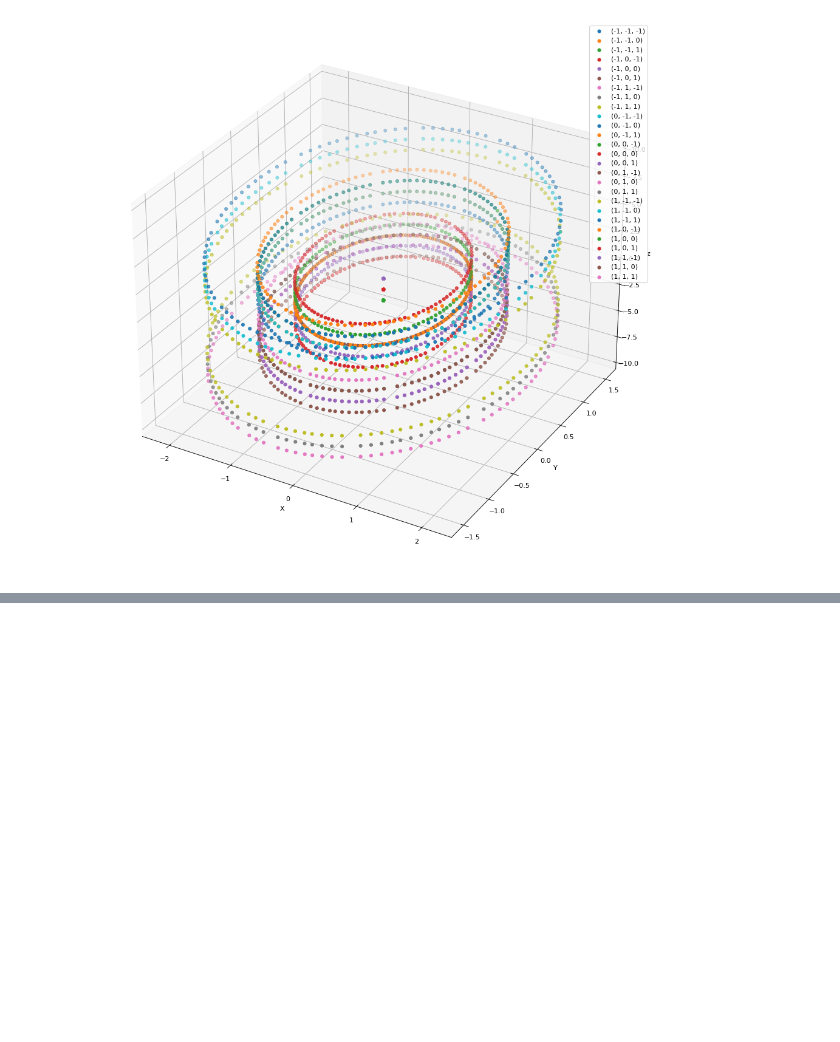
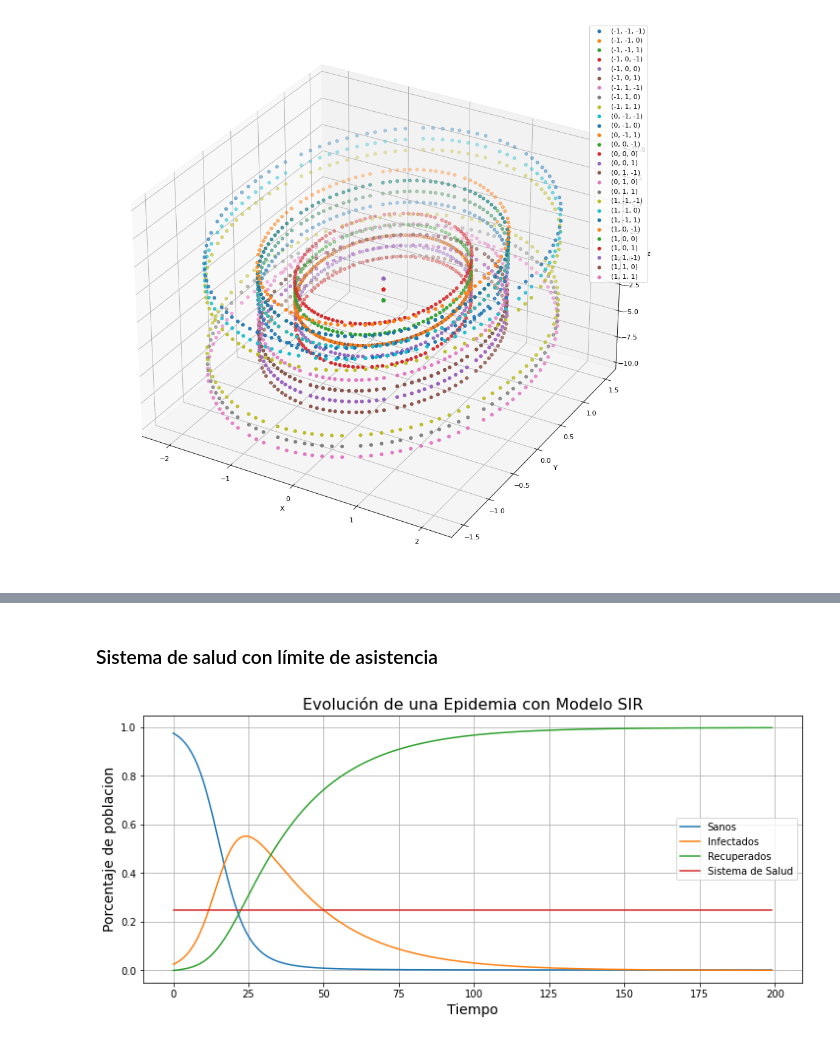
Before and after one commit to Luciana123/simulacion-tp1-2c2021, a Jupyter notebook: TP2/Ejercicios TP2.ipynb, the cells around one changed output, grey strips where cells are left out. Saved outputs shown, nothing was run; the diff lists cells and outputs as text; code cells hidden in the pictures; blank space fills up the shorter version.

```diff
--- a/TP2/Ejercicios TP2.ipynb
+++ b/TP2/Ejercicios TP2.ipynb
@@ -182,0 +256,13 @@ ax.legend()
+# %% [markdown]
+### Sistema de salud con límite de asistencia
+# %%
+plt.figure(figsize=(12,5))
+plt.plot(x[0])
+plt.plot([0.25 for i in range(0, len(x[0]))])
+plt.title('Evolución de una Epidemia con Modelo SIR', fontsize=16)
+plt.xlabel('Tiempo', fontsize=14)
+plt.ylabel('Porcentaje de poblacion', fontsize=14)
+plt.legend(['Sanos', 'Infectados', 'Recuperados', 'Sistema de Salud'])
+plt.grid()
+# %% [output]
+[figure, added]
```
Also changed, not shown: parts of 16 cells of this notebook, 1 other file.
